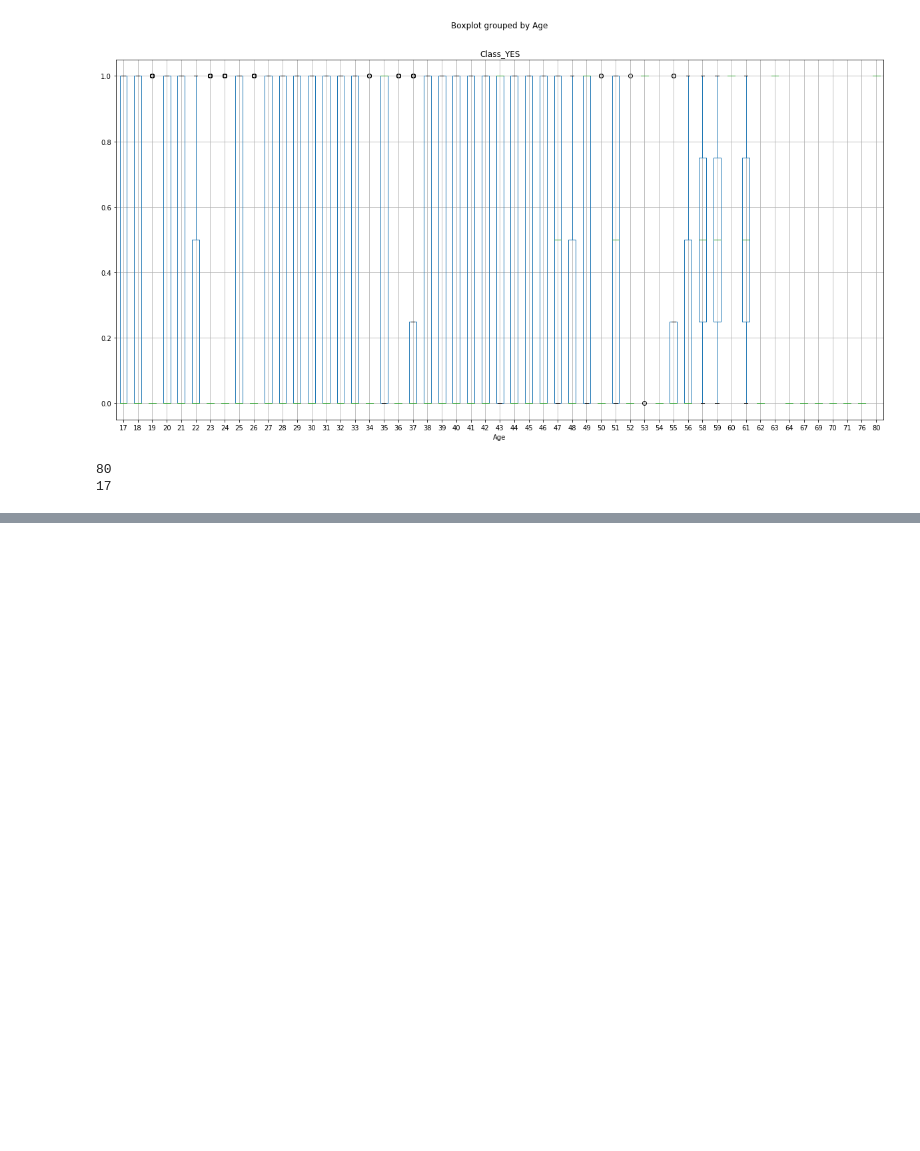
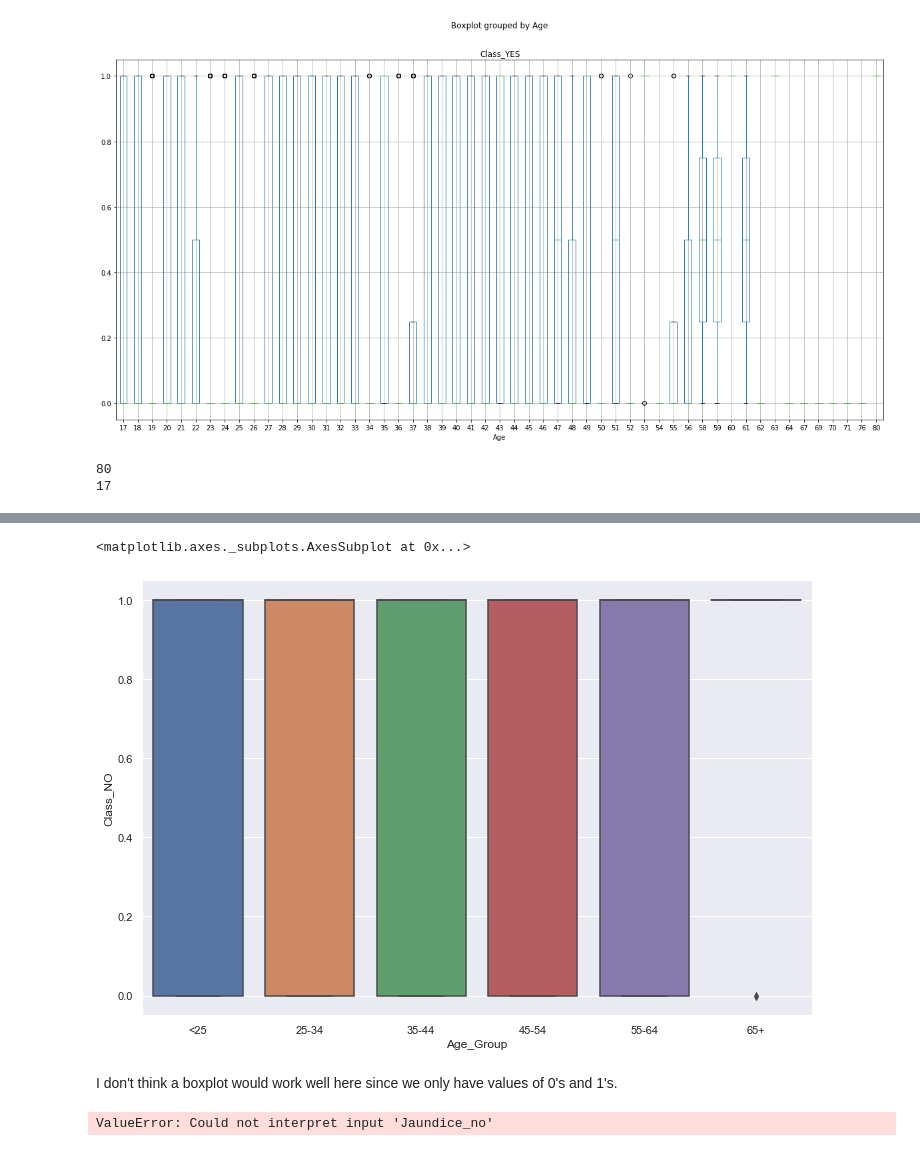
Before and after one commit to VallieTracy/autism-detection-machine-learning, a Jupyter notebook: Stats.ipynb, the cells around one changed output, grey strips where cells are left out. Drawn from its saved outputs; the diff is of its cells as text; code cells hidden in the pictures; blank space fills up the shorter version.

Commit message:
have a couple of violin plots, still need to analyze

```diff
--- a/Stats.ipynb
+++ b/Stats.ipynb
@@ -4,9 +4,9 @@ import numpy as np
 # %%
 df = pd.read_csv("Resources/Autism.csv")
 # # Drop the null columns where all values are null
-# df = df.dropna(axis='columns', how='all')
+df = df.dropna(axis='columns', how='all')
 # # Drop the null rows
-# df = df.dropna()
+df = df.dropna()
 pd.set_option('display.max_columns', None)
 print(df.shape)
 df
@@ -153,4 +153,4 @@ print(df["Age"].min())
 # %%
 bins = [17, 24, 34, 44, 54, 64, 90]
 group_labels = ["<25", "25-34", "35-44", "45-54", "55-64", "65+" ]
-df["Age Group"] = pd.cut(df["Age"], bins, labels=group_labels)
+df["Age_Group"] = pd.cut(df["Age"], bins, labels=group_labels)
@@ -156,0 +191,19 @@ df["Age Group"] = pd.cut(df["Age"], bins, labels=group_labels)
+# %%
+plt.figure(figsize=(12,8))
+sns.set(style='darkgrid')
+sns.boxplot(x='Age_Group', y='Class_NO', data=df)
+# %% [output]
+<matplotlib.axes._subplots.AxesSubplot at 0x...>
+[figure, added]
+# %% [markdown]
+I don't think a boxplot would work well here since we only have values of 0's and 1's.
+# %%
+import seaborn as sns
+sns.set(style="darkgrid", color_codes=True)
+
+# Draw a nested violinplot and split the violins for easier comparison
+sns.violinplot(x="Jaundice_no", y="Score", data=df, split=True,
+                inner="quart", palette={'0': "r", '1': "b"})
+sns.despine(left=True)
+# %% [output]
+ValueError: Could not interpret input 'Jaundice_no'
```
Also changed, not shown: parts of 9 cells of this notebook, 1 other file.
